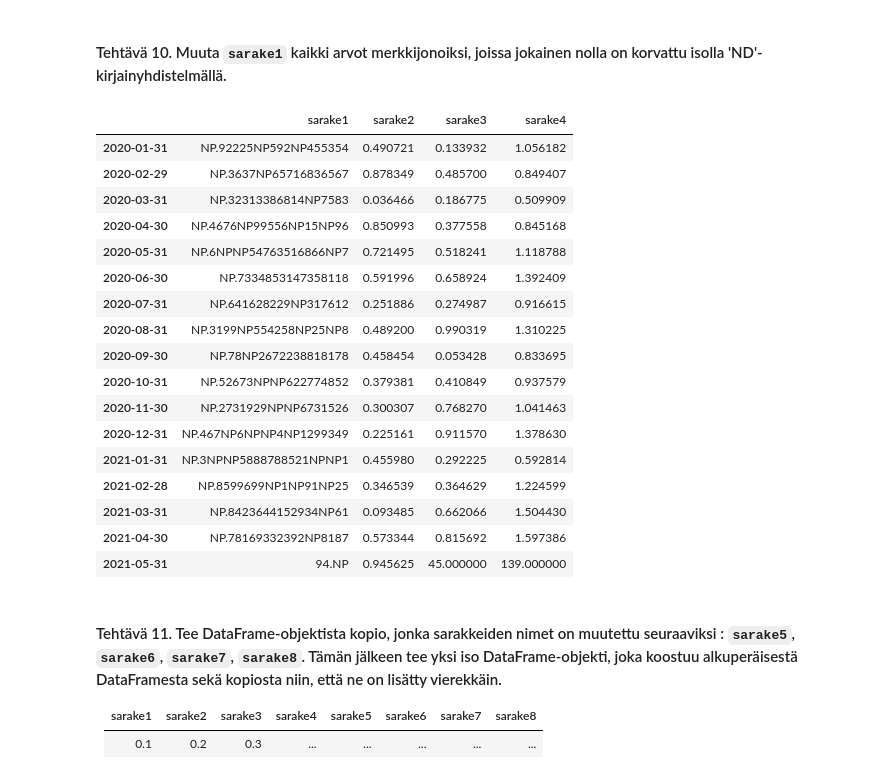
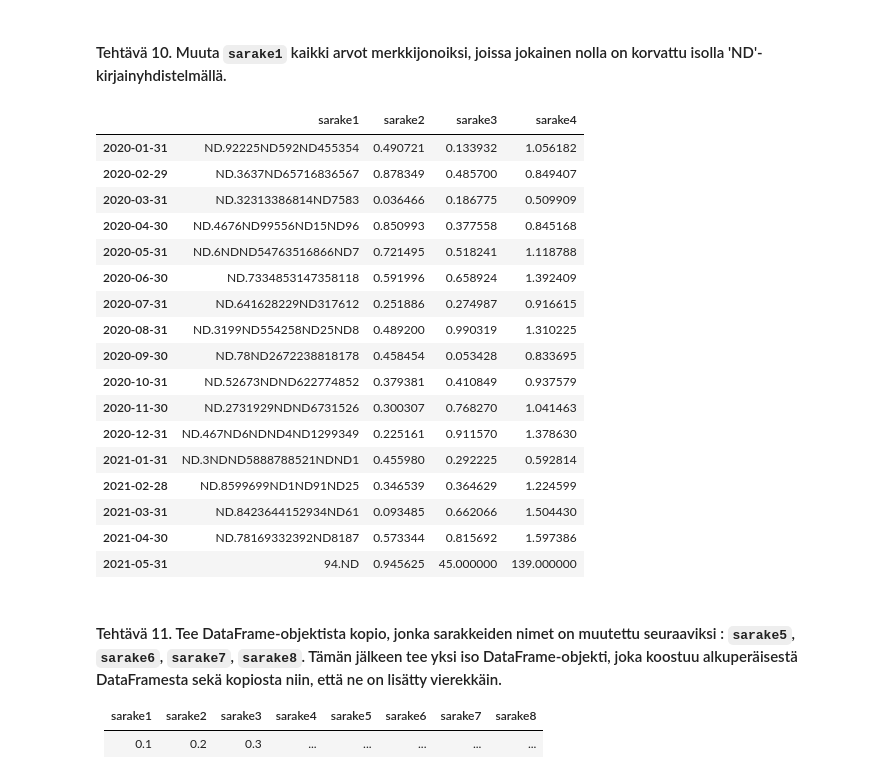
Before and after one commit to sannikattilakoski/datan-esikasittely, a Jupyter notebook: harjoitukset/Harjoitus_2_(Pandas).ipynb, the cells around one changed output. Saved outputs shown, nothing was run; the diff lists cells and outputs as text; code cells hidden in the pictures.

```diff
--- a/harjoitukset/Harjoitus_2_(Pandas).ipynb
+++ b/harjoitukset/Harjoitus_2_(Pandas).ipynb
@@ -219,29 +219,29 @@ dataset
 # %%
 # Muutetaan sarake1:n arvot merkkijonoksi astype() metodilla
 dataset["sarake1"] = dataset["sarake1"].astype(str)
 # Korvataan nollat 'NP'-kirjaimilla käyttäen str.replace:a
-dataset['sarake1'] = dataset['sarake1'].str.replace('0','NP')
+dataset['sarake1'] = dataset['sarake1'].str.replace('0','ND')
 
 dataset
 # %% [output]
 |  | sarake1 | sarake2 | sarake3 | sarake4 |
-| 2020-01-31 | NP.92225NP592NP455354 | 0.490721 | 0.133932 | 1.056182 |
-| 2020-02-29 | NP.3637NP65716836567 | 0.878349 | 0.485700 | 0.849407 |
-| 2020-03-31 | NP.32313386814NP7583 | 0.036466 | 0.186775 | 0.509909 |
-| 2020-04-30 | NP.4676NP99556NP15NP96 | 0.850993 | 0.377558 | 0.845168 |
-| 2020-05-31 | NP.6NPNP54763516866NP7 | 0.721495 | 0.518241 | 1.118788 |
-| 2020-06-30 | NP.7334853147358118 | 0.591996 | 0.658924 | 1.392409 |
-| 2020-07-31 | NP.641628229NP317612 | 0.251886 | 0.274987 | 0.916615 |
-| 2020-08-31 | NP.3199NP554258NP25NP8 | 0.489200 | 0.990319 | 1.310225 |
-| 2020-09-30 | NP.78NP2672238818178 | 0.458454 | 0.053428 | 0.833695 |
-| 2020-10-31 | NP.52673NPNP622774852 | 0.379381 | 0.410849 | 0.937579 |
-| 2020-11-30 | NP.2731929NPNP6731526 | 0.300307 | 0.768270 | 1.041463 |
-| 2020-12-31 | NP.467NP6NPNP4NP1299349 | 0.225161 | 0.911570 | 1.378630 |
-| 2021-01-31 | NP.3NPNP5888788521NPNP1 | 0.455980 | 0.292225 | 0.592814 |
-| 2021-02-28 | NP.8599699NP1NP91NP25 | 0.346539 | 0.364629 | 1.224599 |
-| 2021-03-31 | NP.8423644152934NP61 | 0.093485 | 0.662066 | 1.504430 |
-| 2021-04-30 | NP.78169332392NP8187 | 0.573344 | 0.815692 | 1.597386 |
-| 2021-05-31 | 94.NP | 0.945625 | 45.000000 | 139.000000 |
+| 2020-01-31 | ND.92225ND592ND455354 | 0.490721 | 0.133932 | 1.056182 |
+| 2020-02-29 | ND.3637ND65716836567 | 0.878349 | 0.485700 | 0.849407 |
+| 2020-03-31 | ND.32313386814ND7583 | 0.036466 | 0.186775 | 0.509909 |
+| 2020-04-30 | ND.4676ND99556ND15ND96 | 0.850993 | 0.377558 | 0.845168 |
+| 2020-05-31 | ND.6NDND54763516866ND7 | 0.721495 | 0.518241 | 1.118788 |
+| 2020-06-30 | ND.7334853147358118 | 0.591996 | 0.658924 | 1.392409 |
+| 2020-07-31 | ND.641628229ND317612 | 0.251886 | 0.274987 | 0.916615 |
+| 2020-08-31 | ND.3199ND554258ND25ND8 | 0.489200 | 0.990319 | 1.310225 |
+| 2020-09-30 | ND.78ND2672238818178 | 0.458454 | 0.053428 | 0.833695 |
+| 2020-10-31 | ND.52673NDND622774852 | 0.379381 | 0.410849 | 0.937579 |
+| 2020-11-30 | ND.2731929NDND6731526 | 0.300307 | 0.768270 | 1.041463 |
+| 2020-12-31 | ND.467ND6NDND4ND1299349 | 0.225161 | 0.911570 | 1.378630 |
+| 2021-01-31 | ND.3NDND5888788521NDND1 | 0.455980 | 0.292225 | 0.592814 |
+| 2021-02-28 | ND.8599699ND1ND91ND25 | 0.346539 | 0.364629 | 1.224599 |
+| 2021-03-31 | ND.8423644152934ND61 | 0.093485 | 0.662066 | 1.504430 |
+| 2021-04-30 | ND.78169332392ND8187 | 0.573344 | 0.815692 | 1.597386 |
+| 2021-05-31 | 94.ND | 0.945625 | 45.000000 | 139.000000 |
 # %% [markdown]
 #### Tehtävä 11. Tee DataFrame-objektista kopio, jonka sarakkeiden nimet on muutettu seuraaviksi : `sarake5`, `sarake6`, `sarake7`, `sarake8`. Tämän jälkeen tee yksi iso DataFrame-objekti, joka koostuu alkuperäisestä DataFramesta sekä kopiosta niin, että ne on lisätty vierekkäin.
 
```
Also changed, not shown: parts of 2 cells of this notebook.
